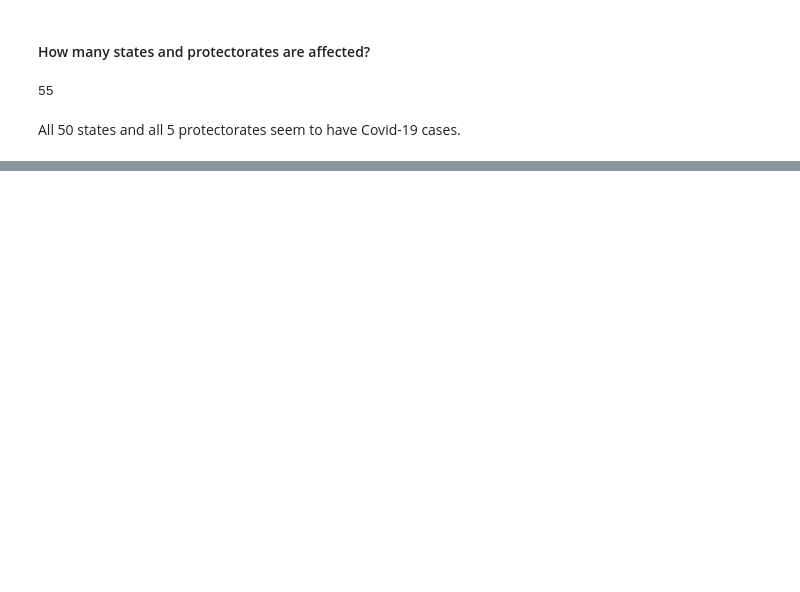
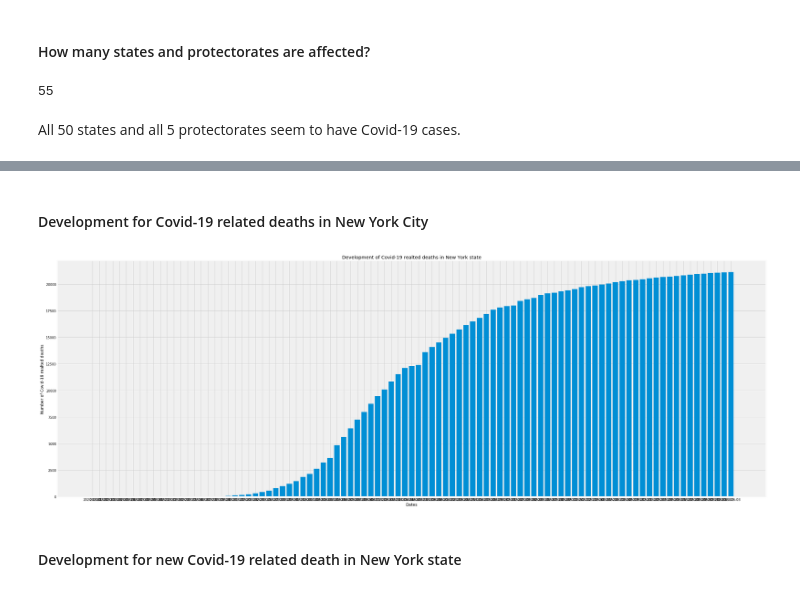
Before and after one commit to yhpf/nyt_covid-19, a Jupyter notebook: NYT_Covid-19.ipynb, the cells around one changed output, grey strips where cells are left out. Saved outputs shown, nothing was run; the diff lists cells and outputs as text; code cells hidden in the pictures; blank space fills up the shorter version.

```diff
--- a/NYT_Covid-19.ipynb
+++ b/NYT_Covid-19.ipynb
@@ -219,0 +180,17 @@ plt.show()
+# %% [markdown]
+#### Development for Covid-19 related deaths in New York City
+# %%
+# Viz - Development for Covid-19 cases in New York state
+fig = plt.figure(figsize=(30,10))
+ax = fig.add_axes([0,0,1,1])
+date = new_york_city['date']
+cases = new_york_city['deaths']
+ax.bar(date,cases)
+ax.set_ylabel('Number of Covid-19 realted deaths')
+ax.set_xlabel('Dates')
+ax.set_title('Development of Covid-19 realted deaths in New York state')
+plt.show()
+# %% [output]
+[figure, added]
+# %% [markdown]
+#### Development for new Covid-19 related death in New York state
```
Also changed, not shown: parts of 29 cells of this notebook.
